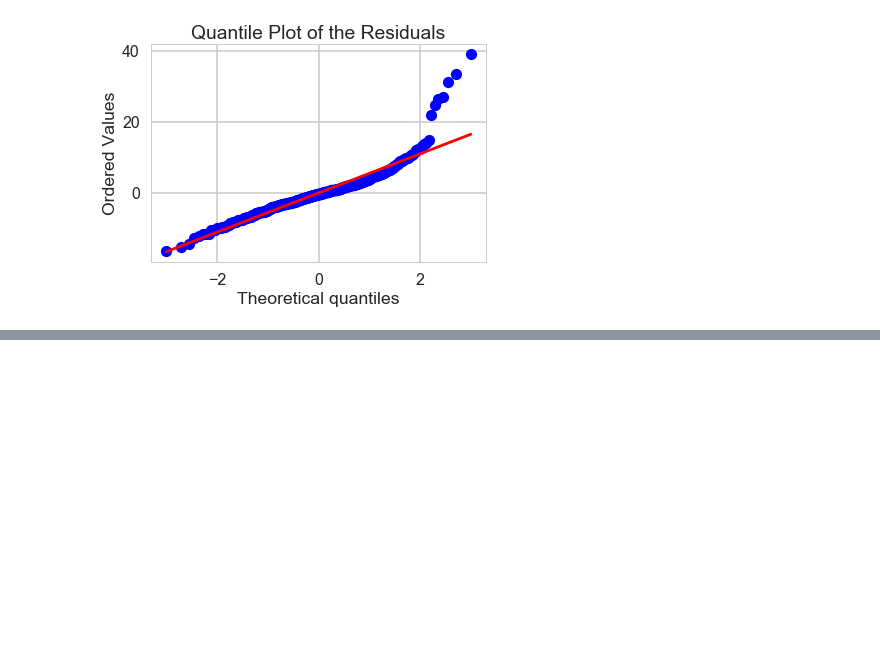
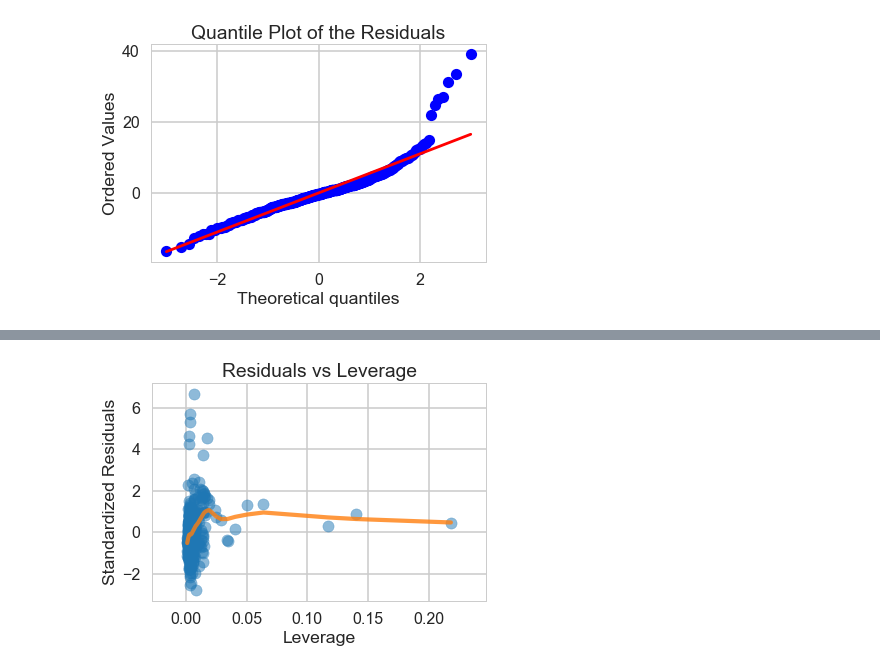
Before and after one commit to ddaly68/Springboard.DataScience, a Jupyter notebook: 8.5.1_LinearRegression/Mini_Project_Linear_Regression.ipynb, the cells around one changed output, grey strips where cells are left out. Saved outputs shown, nothing was run; the diff lists cells and outputs as text; code cells hidden in the pictures; blank space fills up the shorter version.

```diff
--- a/8.5.1_LinearRegression/Mini_Project_Linear_Regression.ipynb
+++ b/8.5.1_LinearRegression/Mini_Project_Linear_Regression.ipynb
@@ -909,0 +935,19 @@ _ = plt.title('Quantile Plot of the Residuals');
+# %%
+# normalized residuals
+model_norm_residuals = model.get_influence().resid_studentized_internal
+
+# leverage, from statsmodels internals
+model_leverage = model.get_influence().hat_matrix_diag
+
+plt.scatter(model_leverage, model_norm_residuals, alpha=0.5)
+sns.regplot(model_leverage, model_norm_residuals,
+            scatter=False,
+            ci=False,
+            lowess=True,
+            line_kws={'color': 'C1', 'alpha': 0.8})
+
+_ = plt.title('Residuals vs Leverage')
+_ = plt.xlabel('Leverage')
+_ = plt.ylabel('Standardized Residuals');
+# %% [output]
+[figure, added]
```
Also changed, not shown: parts of 7 cells of this notebook.
